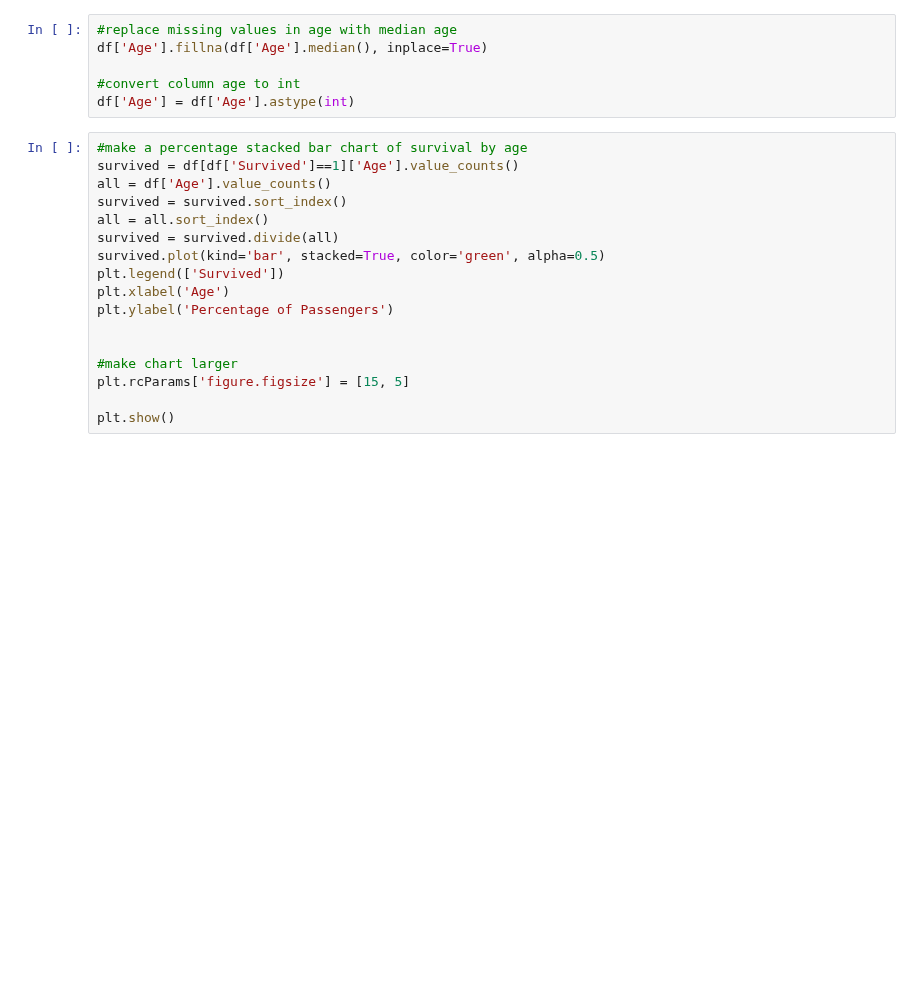
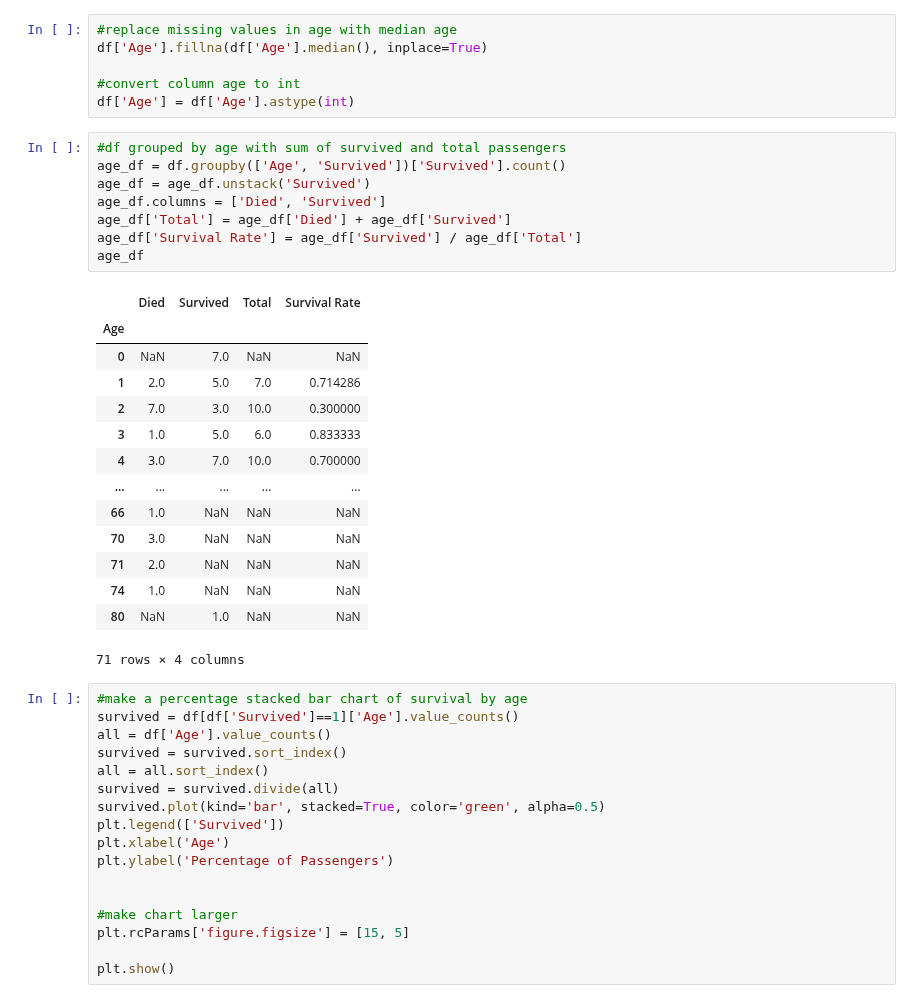
Before and after one commit to renaudjmathieu/Kaggle, a Jupyter notebook: Titanic - Machine Learning from Disaster/notebook.ipynb, the cells around one changed output. Cells and saved outputs as stored; diff of their text form; blank space fills up the shorter version.

Commit message:
survival rate

```diff
--- a/Titanic - Machine Learning from Disaster/notebook.ipynb
+++ b/Titanic - Machine Learning from Disaster/notebook.ipynb
@@ -80,6 +80,29 @@ df['Age'].fillna(df['Age'].median(), inplace=True)
 
 #convert column age to int
 df['Age'] = df['Age'].astype(int)
+# %%
+#df grouped by age with sum of survived and total passengers
+age_df = df.groupby(['Age', 'Survived'])['Survived'].count()
+age_df = age_df.unstack('Survived')
+age_df.columns = ['Died', 'Survived']
+age_df['Total'] = age_df['Died'] + age_df['Survived']
+age_df['Survival Rate'] = age_df['Survived'] / age_df['Total']
+age_df
+# %% [output]
+|  | Died | Survived | Total | Survival Rate |
+| Age |  |  |  |  |
+| 0 | NaN | 7.0 | NaN | NaN |
+| 1 | 2.0 | 5.0 | 7.0 | 0.714286 |
+| 2 | 7.0 | 3.0 | 10.0 | 0.300000 |
+| 3 | 1.0 | 5.0 | 6.0 | 0.833333 |
+| 4 | 3.0 | 7.0 | 10.0 | 0.700000 |
+| ... | ... | ... | ... | ... |
+| 66 | 1.0 | NaN | NaN | NaN |
+| 70 | 3.0 | NaN | NaN | NaN |
+| 71 | 2.0 | NaN | NaN | NaN |
+| 74 | 1.0 | NaN | NaN | NaN |
+| 80 | NaN | 1.0 | NaN | NaN |
+71 rows × 4 columns
 # %%
 #make a percentage stacked bar chart of survival by age
 survived = df[df['Survived']==1]['Age'].value_counts()
```
